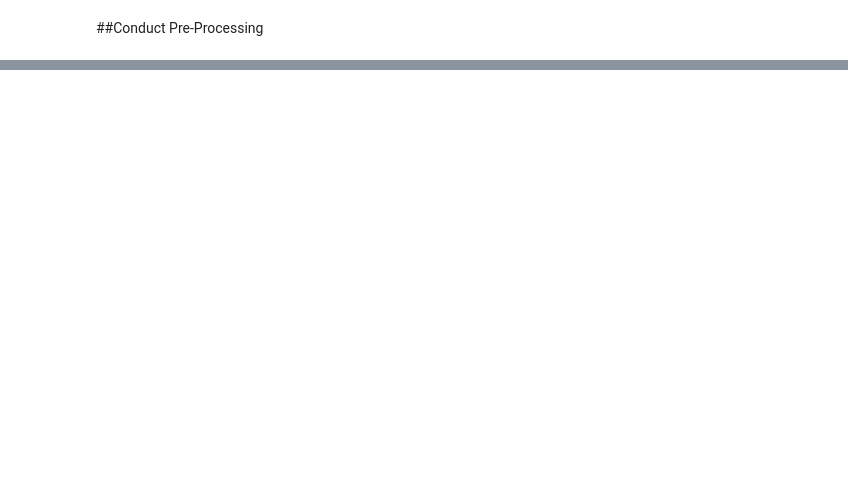
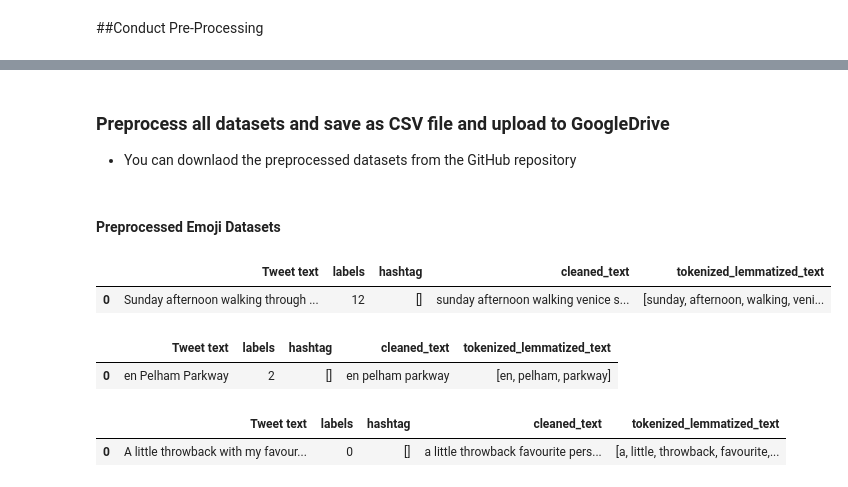
Before and after one commit to Kensuzuki95/CE888-Assignment1-2, a Jupyter notebook: Assignment_1_CE888.ipynb, the cells around one changed output, grey strips where cells are left out. Saved outputs shown, nothing was run; the diff lists cells and outputs as text; code cells hidden in the pictures; blank space fills up the shorter version.

```diff
--- a/Assignment_1_CE888.ipynb
+++ b/Assignment_1_CE888.ipynb
@@ -263,0 +257,24 @@ lemmatize_text(df_emoji_test)
+# %% [markdown]
+### Preprocess all datasets and save as CSV file and upload to GoogleDrive
+
+- You can downlaod the preprocessed datasets from the GitHub repository
+# %% [markdown]
+#### Preprocessed Emoji Datasets
+# %%
+df_emoji_train.to_csv('df_emoji_train.csv', index=False)
+df_emoji_train.head(1)
+# %% [output]
+|  | Tweet text | labels | hashtag | cleaned_text | tokenized_lemmatized_text |
+| 0 | Sunday afternoon walking through ... | 12 | [] | sunday afternoon walking venice s... | [sunday, afternoon, walking, veni... |
+# %%
+df_emoji_test.to_csv('df_emoji_test.csv', index=False)
+df_emoji_test.head(1)
+# %% [output]
+|  | Tweet text | labels | hashtag | cleaned_text | tokenized_lemmatized_text |
+| 0 | en Pelham Parkway | 2 | [] | en pelham parkway | [en, pelham, parkway] |
+# %%
+df_emoji_val.to_csv('df_emoji_val.csv', index=False)
+df_emoji_val.head(1)
+# %% [output]
+|  | Tweet text | labels | hashtag | cleaned_text | tokenized_lemmatized_text |
+| 0 | A little throwback with my favour... | 0 | [] | a little throwback favourite pers... | [a, little, throwback, favourite,... |
```
Also changed, not shown: parts of 38 cells of this notebook.
